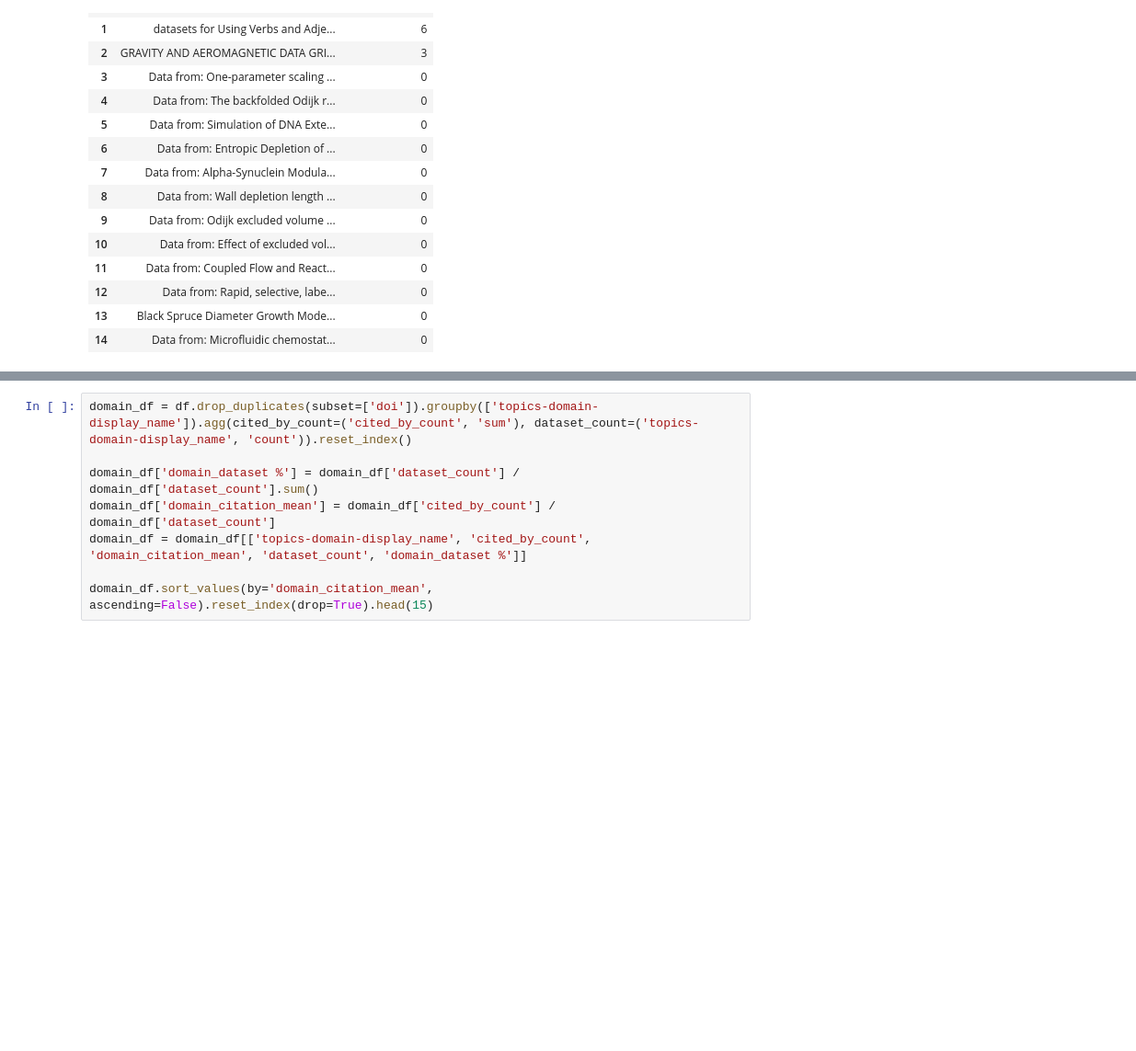
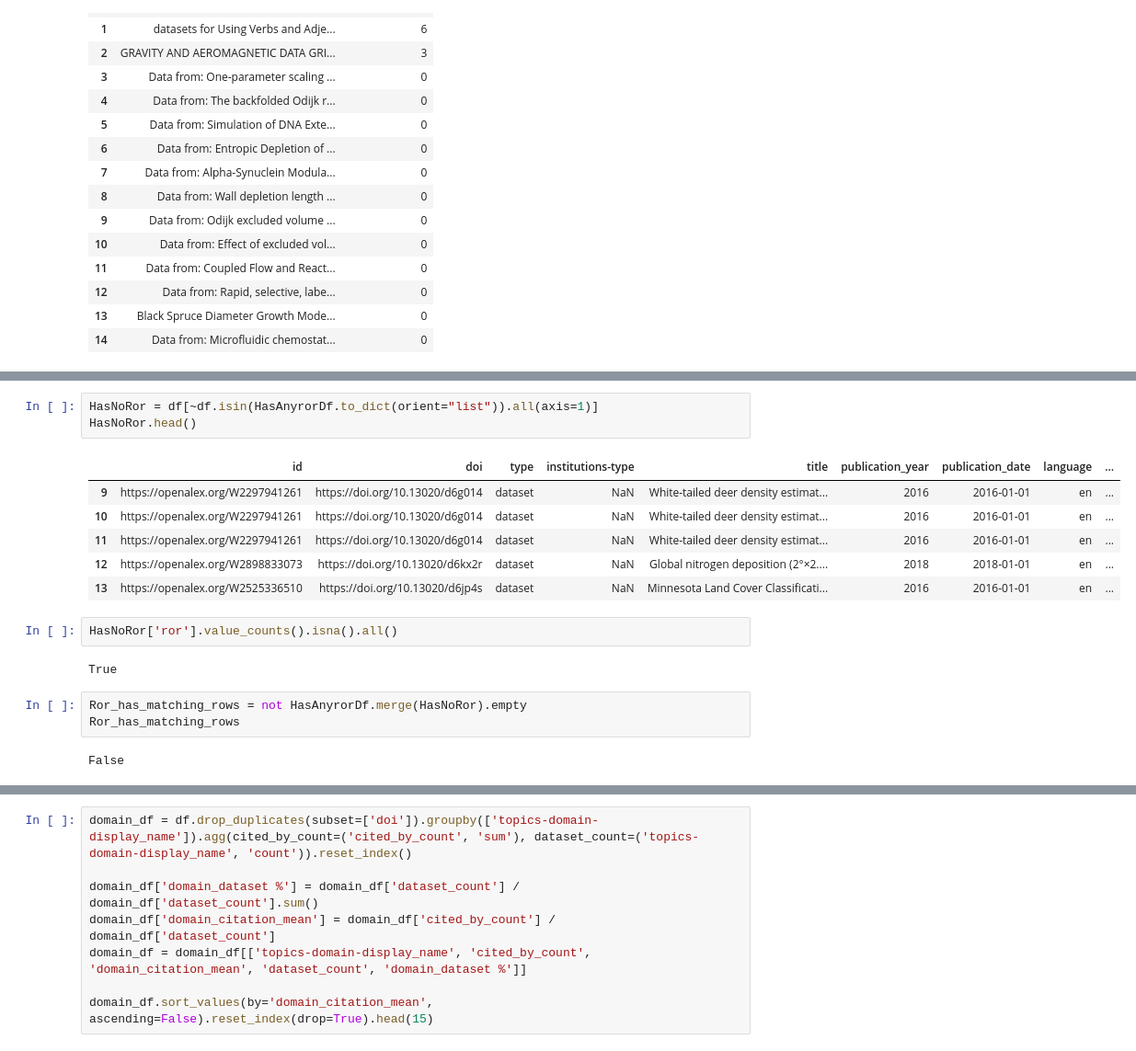
Before and after one commit to senderrr/OpenAlex, a Jupyter notebook: OpenAlexSourceVisuals.ipynb, the cells around one changed output, grey strips where cells are left out. Shown at 92% size. Drawn from its saved outputs; the diff is of its cells as text; blank space fills up the shorter version.

```diff
--- a/OpenAlexSourceVisuals.ipynb
+++ b/OpenAlexSourceVisuals.ipynb
@@ -383,0 +392,19 @@ Average  NaN Ror cited by count is: 0.6132930513595166
+# %%
+HasNoRor = df[~df.isin(HasAnyrorDf.to_dict(orient="list")).all(axis=1)]
+HasNoRor.head()
+# %% [output]
+|  | id | doi | type | institutions-type | title | publication_year | publication_date | language | ... |
+| 9 | https://openalex.org/W2297941261 | https://doi.org/10.13020/d6g014 | dataset | NaN | White-tailed deer density estimat... | 2016 | 2016-01-01 | en | ... |
+| 10 | https://openalex.org/W2297941261 | https://doi.org/10.13020/d6g014 | dataset | NaN | White-tailed deer density estimat... | 2016 | 2016-01-01 | en | ... |
+| 11 | https://openalex.org/W2297941261 | https://doi.org/10.13020/d6g014 | dataset | NaN | White-tailed deer density estimat... | 2016 | 2016-01-01 | en | ... |
+| 12 | https://openalex.org/W2898833073 | https://doi.org/10.13020/d6kx2r | dataset | NaN | Global nitrogen deposition (2°×2.... | 2018 | 2018-01-01 | en | ... |
+| 13 | https://openalex.org/W2525336510 | https://doi.org/10.13020/d6jp4s | dataset | NaN | Minnesota Land Cover Classificati... | 2016 | 2016-01-01 | en | ... |
+# %%
+HasNoRor['ror'].value_counts().isna().all()
+# %% [output]
+True
+# %%
+Ror_has_matching_rows = not HasAnyrorDf.merge(HasNoRor).empty
+Ror_has_matching_rows
+# %% [output]
+False
```
Also changed, not shown: parts of 17 cells of this notebook.
